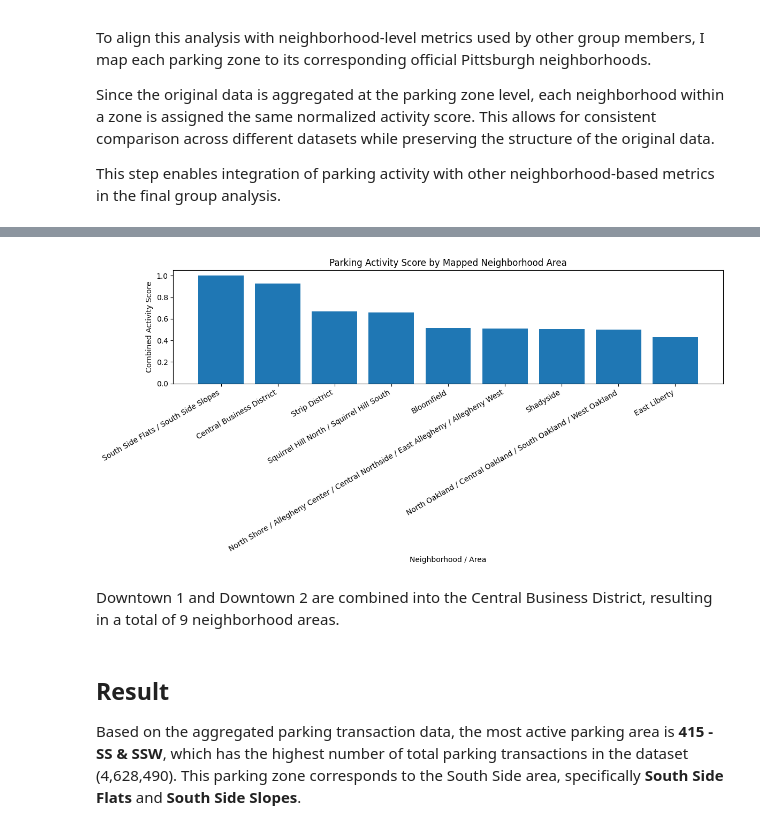
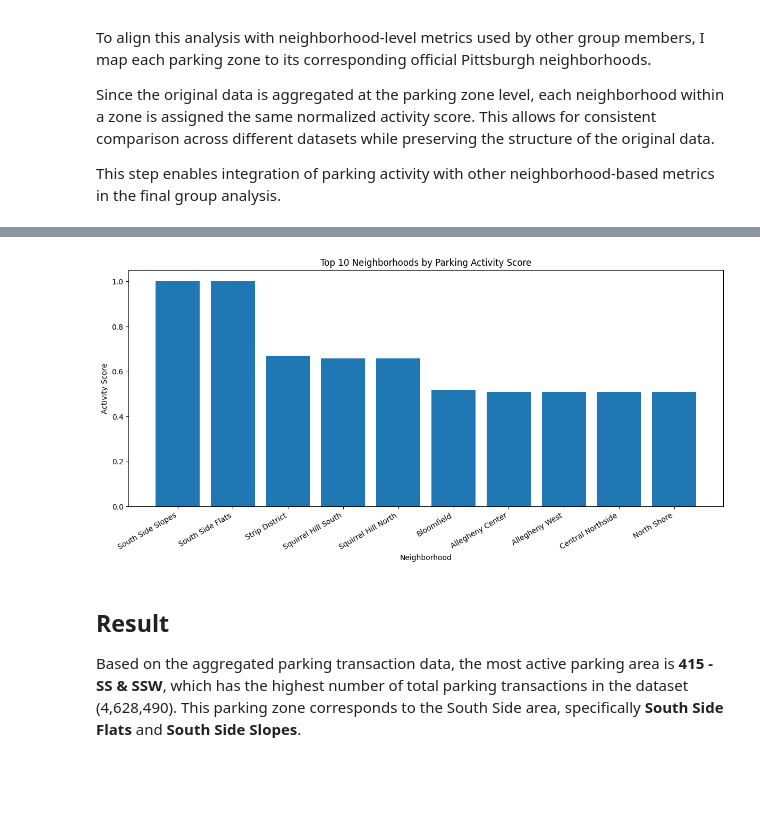
Before and after one commit to wrylht/Final-project-0011, a Jupyter notebook: ZiboDing_ParkingTransaction/parking_activity_analysis.ipynb, the cells around one changed output, grey strips where cells are left out. Cells and saved outputs as stored; diff of their text form; code cells hidden in the pictures; blank space fills up the shorter version.

Commit message:
Update parking activity analysis

```diff
--- a/ZiboDing_ParkingTransaction/parking_activity_analysis.ipynb
+++ b/ZiboDing_ParkingTransaction/parking_activity_analysis.ipynb
@@ -171,0 +239,32 @@ neighborhood_score
+# %%
+rows = []
+
+for _, row in zone_activity.iterrows():
+    zone = row["zone"]
+    score = row["activity_score"]
+
+    neighborhoods = zone_to_neighborhood.get(zone, "")
+
+    for n in neighborhoods.split(" / "):
+        rows.append({
+            "neighborhood": n.strip(),
+            "activity_score": score
+        })
+
+neighborhood_df = pd.DataFrame(rows)
+
+neighborhood_df = (
+    neighborhood_df
+    .groupby("neighborhood")["activity_score"]
+    .max()
+    .reset_index()
+)
+
+neighborhood_df = neighborhood_df.sort_values(
+    by="activity_score",
+    ascending=False
+).reset_index(drop=True)
+
+neighborhood_df.index += 1
+
+neighborhood_df
@@ -172,18 +289,18 @@ neighborhood_score
 # %%
+top10_neighborhood_score = neighborhood_df.head(10)
+
 plt.figure(figsize=(12, 6))
 
-plt.bar(neighborhood_score["neighborhood"], neighborhood_score["activity_score"])
+plt.bar(top10_neighborhood_score["neighborhood"], top10_neighborhood_score["activity_score"])
 
-plt.title("Parking Activity Score by Mapped Neighborhood Area")
-plt.xlabel("Neighborhood / Area")
-plt.ylabel("Combined Activity Score")
+plt.title("Top 10 Neighborhoods by Parking Activity Score")
+plt.xlabel("Neighborhood")
+plt.ylabel("Activity Score")
 plt.xticks(rotation=30, ha="right")
 plt.tight_layout()
 plt.show()
 # %% [output]
-[figure, old version]
+[figure, new version]
-# %% [markdown]
-Downtown 1 and Downtown 2 are combined into the Central Business District, resulting in a total of 9 neighborhood areas.
 # %% [markdown]
 ## Result
 
```
Also changed, not shown: parts of 4 cells of this notebook.
